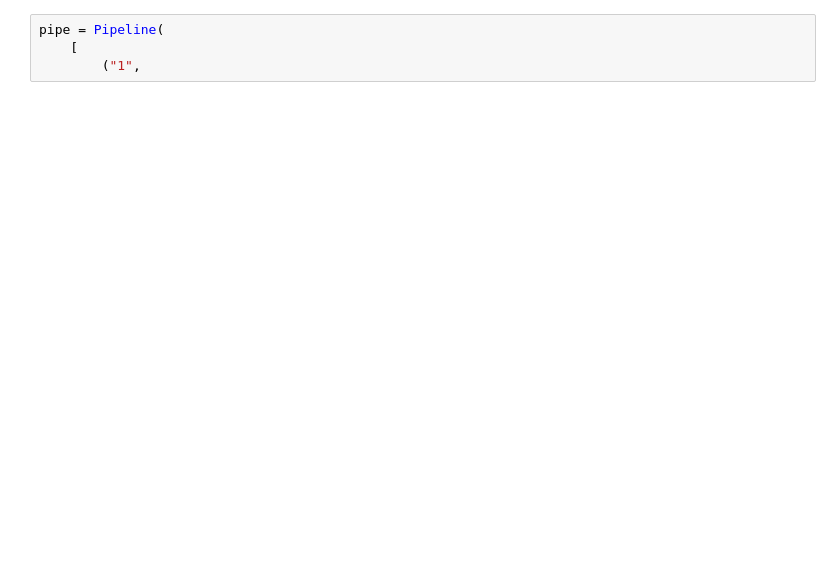
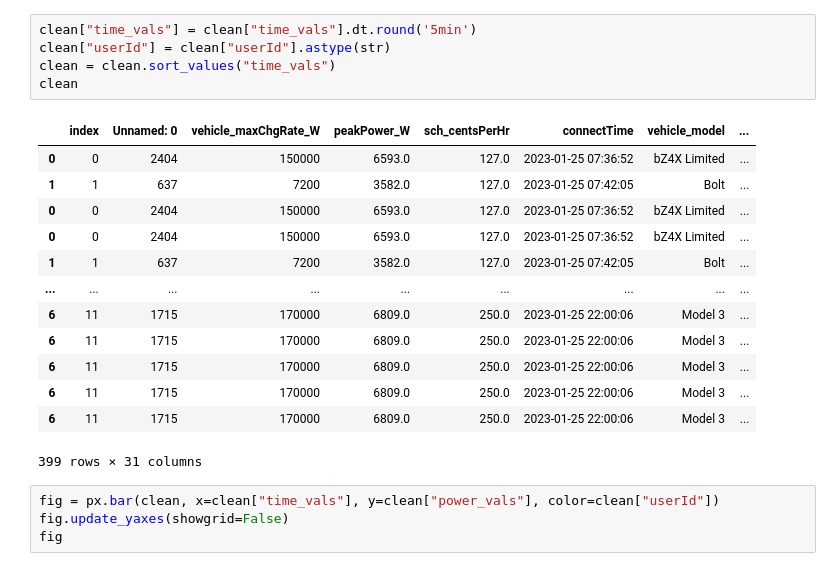
Before and after one commit to winston-edwin-chiong/slrpEV-data-dashboard, a Jupyter notebook: SessionLvlVIz.ipynb, the cells around one changed output. Cells and saved outputs as stored; diff of their text form; blank space fills up the shorter version.

```diff
--- a/SessionLvlVIz.ipynb
+++ b/SessionLvlVIz.ipynb
@@ -23,4 +150,23 @@ raw.head()
-# %%
-pipe = Pipeline(
-    [
-        ("1",
+# %%
+clean["time_vals"] = clean["time_vals"].dt.round('5min')
+clean["userId"] = clean["userId"].astype(str)
+clean = clean.sort_values("time_vals")
+clean
+# %% [output]
+|  | index | Unnamed: 0 | vehicle_maxChgRate_W | peakPower_W | sch_centsPerHr | connectTime | vehicle_model | ... |
+| 0 | 0 | 2404 | 150000 | 6593.0 | 127.0 | 2023-01-25 07:36:52 | bZ4X Limited | ... |
+| 1 | 1 | 637 | 7200 | 3582.0 | 127.0 | 2023-01-25 07:42:05 | Bolt | ... |
+| 0 | 0 | 2404 | 150000 | 6593.0 | 127.0 | 2023-01-25 07:36:52 | bZ4X Limited | ... |
+| 0 | 0 | 2404 | 150000 | 6593.0 | 127.0 | 2023-01-25 07:36:52 | bZ4X Limited | ... |
+| 1 | 1 | 637 | 7200 | 3582.0 | 127.0 | 2023-01-25 07:42:05 | Bolt | ... |
+| ... | ... | ... | ... | ... | ... | ... | ... | ... |
+| 6 | 11 | 1715 | 170000 | 6809.0 | 250.0 | 2023-01-25 22:00:06 | Model 3 | ... |
+| 6 | 11 | 1715 | 170000 | 6809.0 | 250.0 | 2023-01-25 22:00:06 | Model 3 | ... |
+| 6 | 11 | 1715 | 170000 | 6809.0 | 250.0 | 2023-01-25 22:00:06 | Model 3 | ... |
+| 6 | 11 | 1715 | 170000 | 6809.0 | 250.0 | 2023-01-25 22:00:06 | Model 3 | ... |
+| 6 | 11 | 1715 | 170000 | 6809.0 | 250.0 | 2023-01-25 22:00:06 | Model 3 | ... |
+399 rows × 31 columns
+# %%
+fig = px.bar(clean, x=clean["time_vals"], y=clean["power_vals"], color=clean["userId"])
+fig.update_yaxes(showgrid=False)
+fig
```
Also changed, not shown: parts of 6 cells of this notebook, 10 other files.
